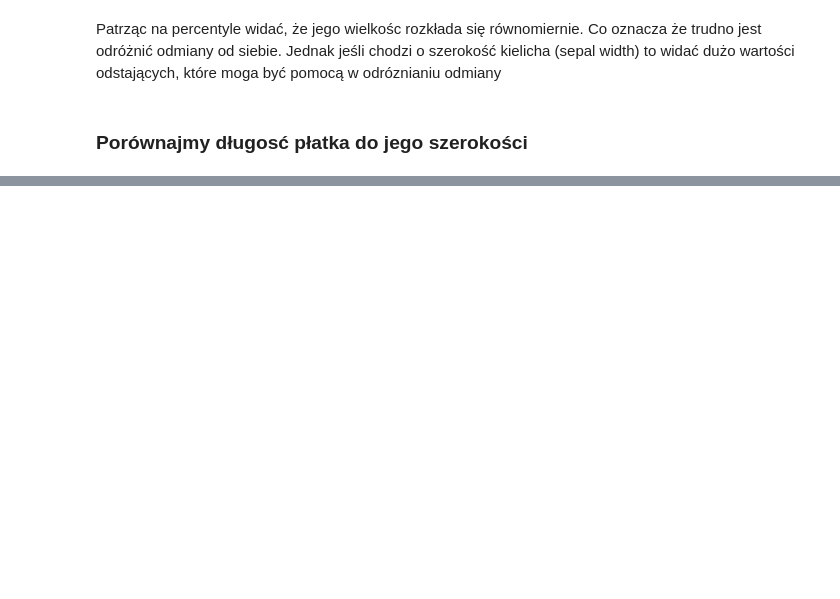
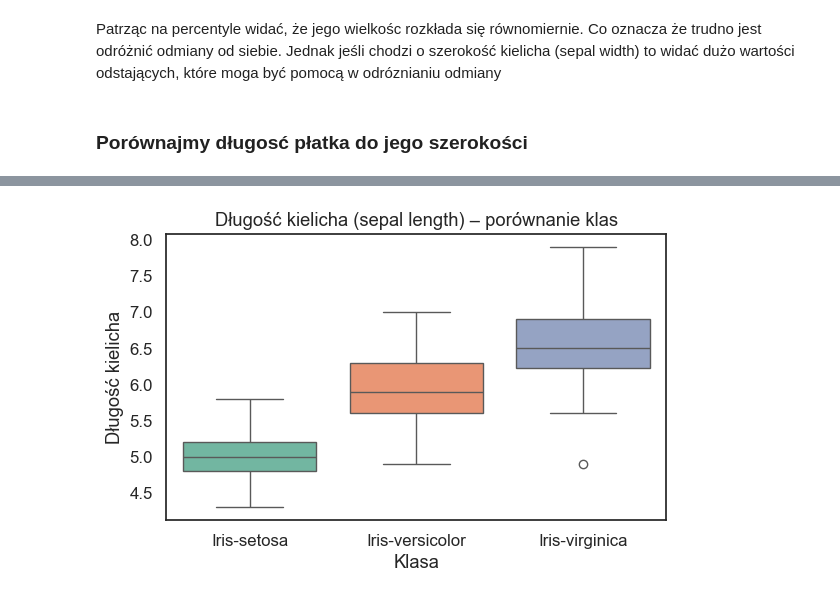
Before and after one commit to Himap-3478/ds_ai_portfolio, a Jupyter notebook: docs/Irysy/irysy.ipynb, the cells around one changed output, grey strips where cells are left out. Saved outputs shown, nothing was run; the diff lists cells and outputs as text; code cells hidden in the pictures; blank space fills up the shorter version.

```diff
--- a/docs/Irysy/irysy.ipynb
+++ b/docs/Irysy/irysy.ipynb
@@ -141,0 +144,10 @@ df[['długość płatka (petal length)','szerokość płatka (petal width)']].pl
+# %%
+plt.figure(figsize=(6, 4))
+sns.boxplot(data=df_plot, x='class', y='sepal_length', hue='class', palette="Set2", legend=False)
+plt.title("Długość kielicha (sepal length) – porównanie klas")
+plt.xlabel("Klasa")
+plt.ylabel("Długość kielicha")
+plt.tight_layout()
+plt.show()
+# %% [output]
+[figure, added]
```
Also changed, not shown: parts of 24 cells of this notebook, 11 other files.
